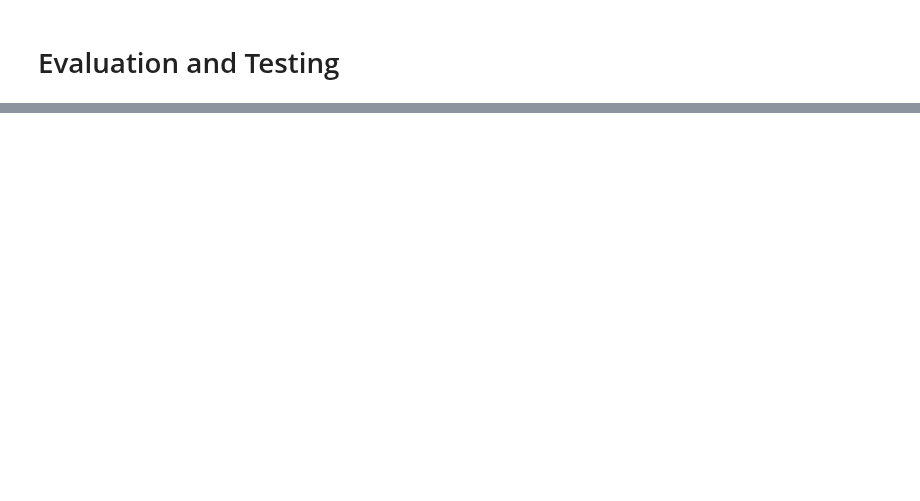
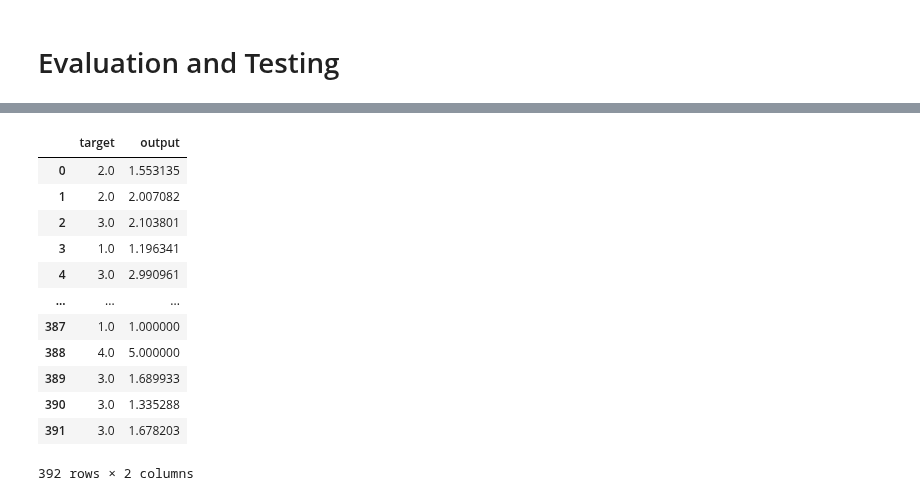
Before and after one commit to asosawelford/tesis, a Jupyter notebook: classifier/DenseMOS_tests/simple_mlp.ipynb, the cells around one changed output, grey strips where cells are left out. Cells and saved outputs as stored; diff of their text form; code cells hidden in the pictures; blank space fills up the shorter version.

```diff
--- a/classifier/DenseMOS_tests/simple_mlp.ipynb
+++ b/classifier/DenseMOS_tests/simple_mlp.ipynb
@@ -604,0 +564,21 @@ plt.show()
+# %%
+# combine targets and outputs into a dataframe
+results = pd.read_csv("test_results.csv")
+# clip values between 1 and 5
+results['output'] = results['output'].clip(1, 5)
+results
+# results
+# %% [output]
+|  | target | output |
+| 0 | 2.0 | 1.553135 |
+| 1 | 2.0 | 2.007082 |
+| 2 | 3.0 | 2.103801 |
+| 3 | 1.0 | 1.196341 |
+| 4 | 3.0 | 2.990961 |
+| ... | ... | ... |
+| 387 | 1.0 | 1.000000 |
+| 388 | 4.0 | 5.000000 |
+| 389 | 3.0 | 1.689933 |
+| 390 | 3.0 | 1.335288 |
+| 391 | 3.0 | 1.678203 |
+392 rows × 2 columns
```
Also changed, not shown: parts of 10 cells of this notebook, 22 other files.
